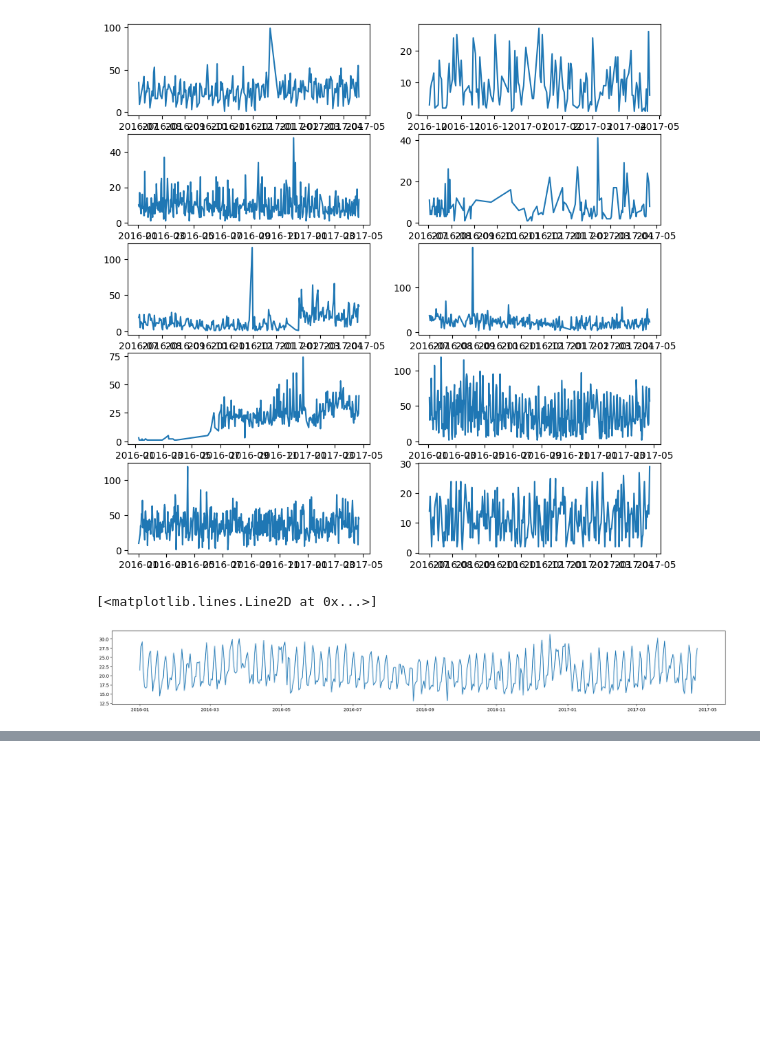
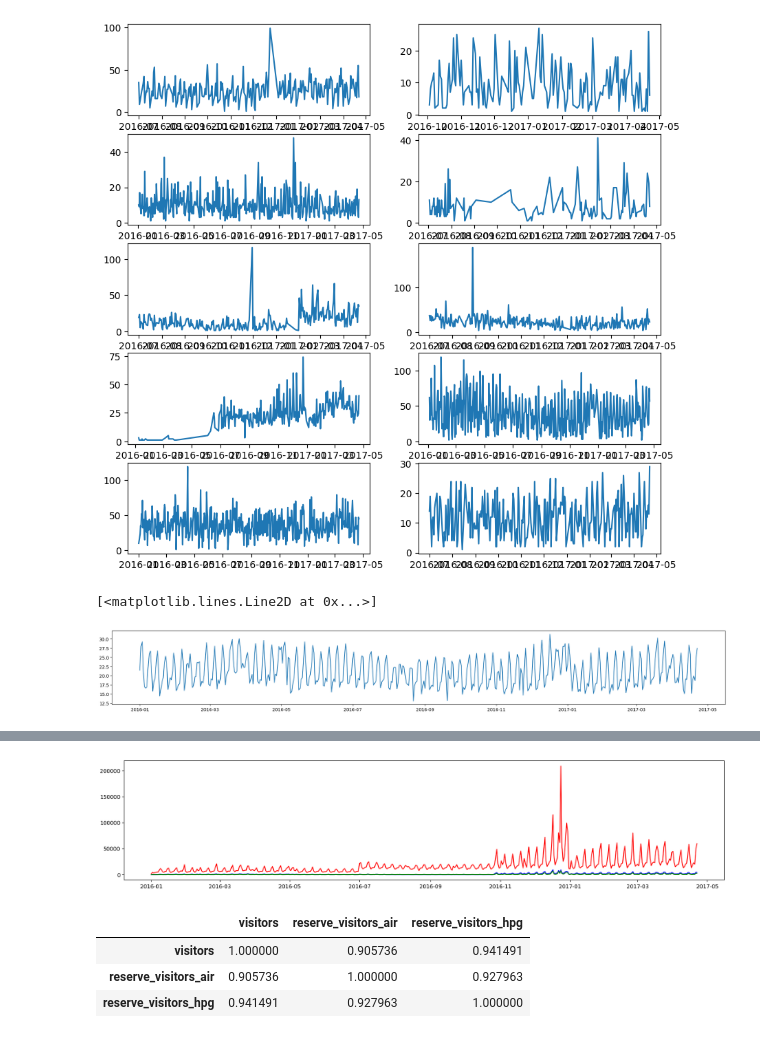
Before and after one commit to saoriyosano/recruit-restaurant-visitor-forecasting, a Jupyter notebook: eda.ipynb, the cells around one changed output, grey strips where cells are left out. Cells and saved outputs as stored; diff of their text form; code cells hidden in the pictures; blank space fills up the shorter version.

```diff
--- a/eda.ipynb
+++ b/eda.ipynb
@@ -90,6 +90,7 @@ sample_df.head()
 split_cols = sample_df.id.str.split('([a-z0-9_]{20})_', expand=True, regex=True)
 sample_df_new = pd.concat([sample_df, split_cols.loc[:, 1:]], axis=1)
 sample_df_new = sample_df_new.rename(columns={1: 'air_store_id', 2: 'date'}).drop(['id', 'visitors'], axis=1)
+sample_df_new.date = pd.to_datetime(sample_df_new.date)
 sample_df_new.head()
 # %% [output]
 |  | air_store_id | date |
@@ -409,0 +267,14 @@ train_x_weekly_new = train_x_weekly_new.fillna(train_x_weekly_new.mean()).transp
+# %%
+air_reserve['visit_date'] = pd.to_datetime(air_reserve.visit_datetime.dt.date)
+hpg_reserve['visit_date'] = pd.to_datetime(hpg_reserve.visit_datetime.dt.date)
+# %%
+# left join reservation and visit data to the sample submission file
+reserve_visit_combined = pd.DataFrame(sample_df_new.air_store_id.unique()).rename(columns={0:'air_store_id'}).join(
+        store_id_relation.set_index('air_store_id'), on='air_store_id', how='left'
+    ).join(
+        air_visit_data.set_index('air_store_id'), on='air_store_id', how='left'
+    ).join(
+        air_reserve.set_index(['air_store_id', 'visit_date']).drop(columns=['visit_datetime', 'reserve_datetime']), on=['air_store_id', 'visit_date'], how='left'
+    ).join(
+        hpg_reserve.set_index(['hpg_store_id', 'visit_date']).drop(columns=['visit_datetime', 'reserve_datetime']), on=['hpg_store_id', 'visit_date'], how='left', lsuffix='_air', rsuffix='_hpg'
+    )
@@ -409,0 +290,3 @@ train_x_weekly_new = train_x_weekly_new.fillna(train_x_weekly_new.mean()).transp
+# %%
+reserve_visit_combined_daily = reserve_visit_combined.groupby('visit_date').agg({'visitors':'sum', 'reserve_visitors_air':'sum', 'reserve_visitors_hpg':'sum'})
+reserve_visit_combined_daily.head()
@@ -409,0 +301,15 @@ train_x_weekly_new = train_x_weekly_new.fillna(train_x_weekly_new.mean()).transp
+# %%
+plt.figure(figsize=(20,4))
+plt.plot('visitors', 'red', data=reserve_visit_combined_daily)
+plt.plot('reserve_visitors_air', 'blue', data=reserve_visit_combined_daily)
+plt.plot('reserve_visitors_hpg', 'green', data=reserve_visit_combined_daily)
+plt.show()
+# %% [output]
+[figure, added]
+# %%
+reserve_visit_combined_daily.corr()
+# %% [output]
+|  | visitors | reserve_visitors_air | reserve_visitors_hpg |
+| visitors | 1.000000 | 0.905736 | 0.941491 |
+| reserve_visitors_air | 0.905736 | 1.000000 | 0.927963 |
+| reserve_visitors_hpg | 0.941491 | 0.927963 | 1.000000 |
```
Also changed, not shown: parts of 41 cells of this notebook.
